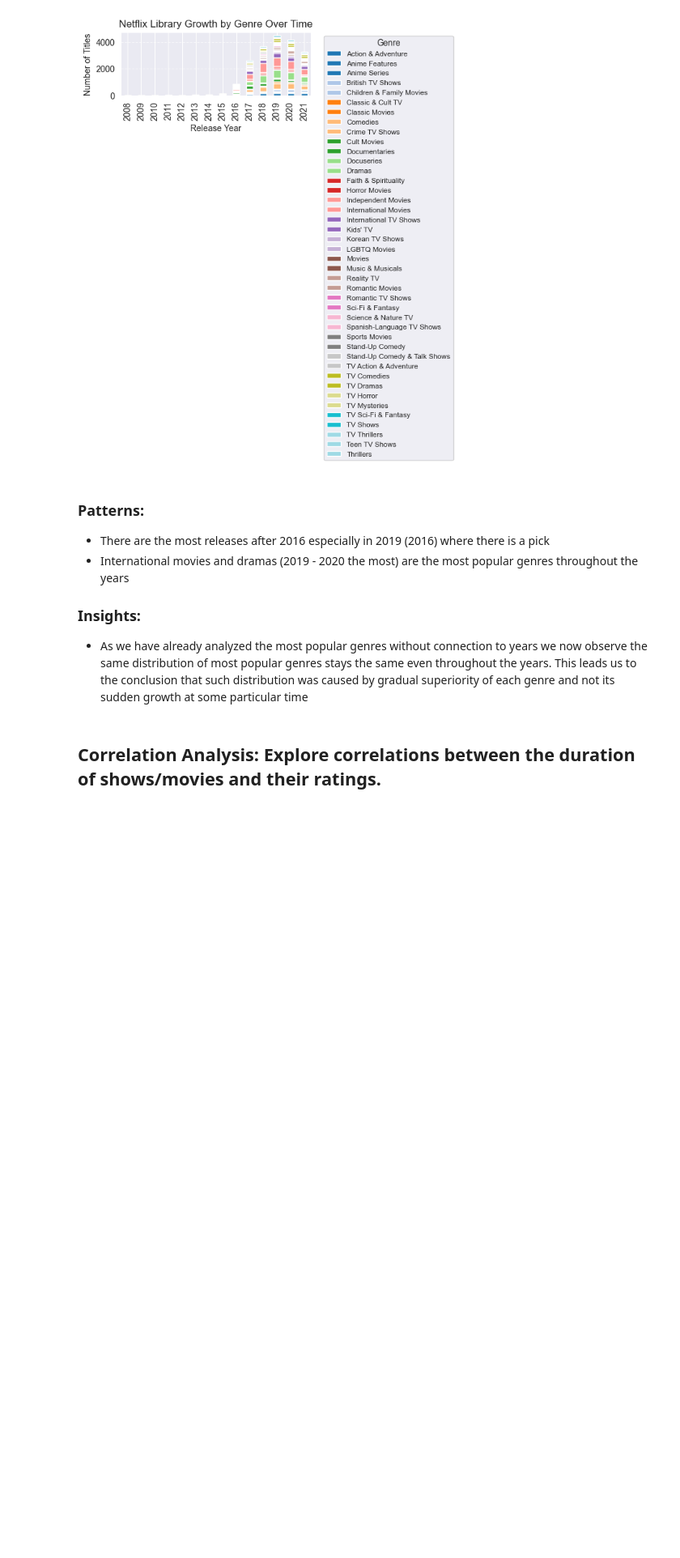
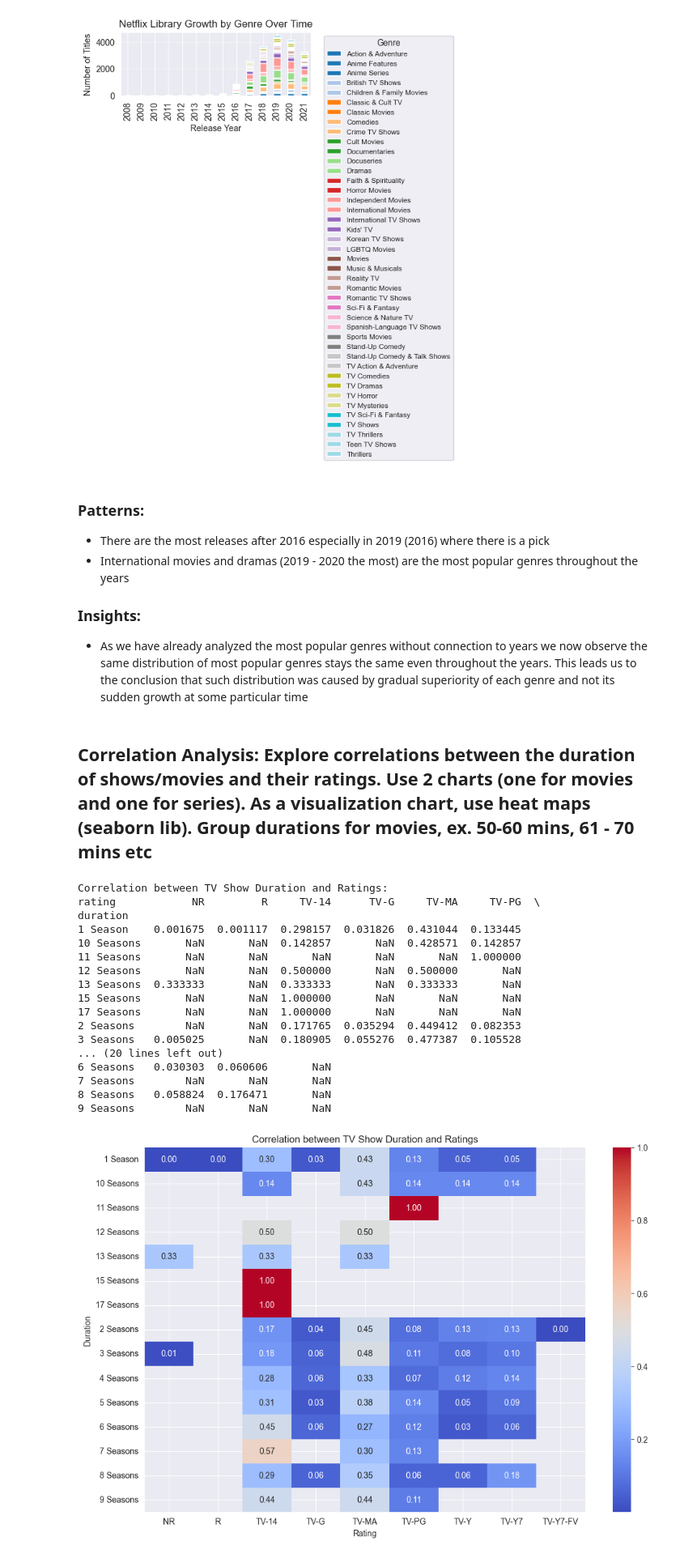
Before and after one commit to akharchenko23/final-project-akharchenko23-main, a Jupyter notebook: final-project-akharchenko23-main/notebook.ipynb, the cells around one changed output. Shown at 81% size. Drawn from its saved outputs; the diff is of its cells as text; code cells hidden in the pictures; blank space fills up the shorter version.

```diff
--- a/final-project-akharchenko23-main/notebook.ipynb
+++ b/final-project-akharchenko23-main/notebook.ipynb
@@ -1171,4 +1098,42 @@ dtype: int64
 ### Insights:
 - As we have already analyzed the most popular genres without connection to years we now observe the same distribution of most popular genres stays the same even throughout the years. This leads us to the conclusion that such distribution was caused by gradual superiority of each genre and not its sudden growth at some particular time
 # %% [markdown]
-## Correlation Analysis: Explore correlations between the duration of shows/movies and their ratings.
+## Correlation Analysis: Explore correlations between the duration of shows/movies and their ratings. Use 2 charts (one for movies and one for series). As a visualization chart, use heat maps (seaborn lib). Group durations for movies, ex. 50-60 mins, 61 - 70 mins etc
+# %%
+import pandas as pd
+import seaborn as sns
+import matplotlib.pyplot as plt
+netflix_data = pd.read_csv('netflix_dataset.csv')
+
+tv_shows_data = netflix_data[netflix_data['type'] == 'TV Show']
+
+tv_shows_correlation = tv_shows_data.groupby('duration')['rating'].value_counts(normalize=True).unstack()
+
+print("\nCorrelation between TV Show Duration and Ratings:")
+print(tv_shows_correlation)
+
+plt.figure(figsize=(12, 8))
+sns.heatmap(tv_shows_correlation, annot=True, cmap='coolwarm', fmt=".2f")
+plt.title('Correlation between TV Show Duration and Ratings')
+plt.xlabel('Rating')
+plt.ylabel('Duration')
+plt.show()
+# %% [output]
+Correlation between TV Show Duration and Ratings:
+rating            NR         R     TV-14      TV-G     TV-MA     TV-PG  \
+duration
+1 Season    0.001675  0.001117  0.298157  0.031826  0.431044  0.133445
+10 Seasons       NaN       NaN  0.142857       NaN  0.428571  0.142857
+11 Seasons       NaN       NaN       NaN       NaN       NaN  1.000000
+12 Seasons       NaN       NaN  0.500000       NaN  0.500000       NaN
+13 Seasons  0.333333       NaN  0.333333       NaN  0.333333       NaN
+15 Seasons       NaN       NaN  1.000000       NaN       NaN       NaN
+17 Seasons       NaN       NaN  1.000000       NaN       NaN       NaN
+2 Seasons        NaN       NaN  0.171765  0.035294  0.449412  0.082353
+3 Seasons   0.005025       NaN  0.180905  0.055276  0.477387  0.105528
+... (20 lines left out)
+6 Seasons   0.030303  0.060606       NaN
+7 Seasons        NaN       NaN       NaN
+8 Seasons   0.058824  0.176471       NaN
+9 Seasons        NaN       NaN       NaN
+[figure, added]
```
Also changed, not shown: parts of 28 cells of this notebook, 3 other files.
